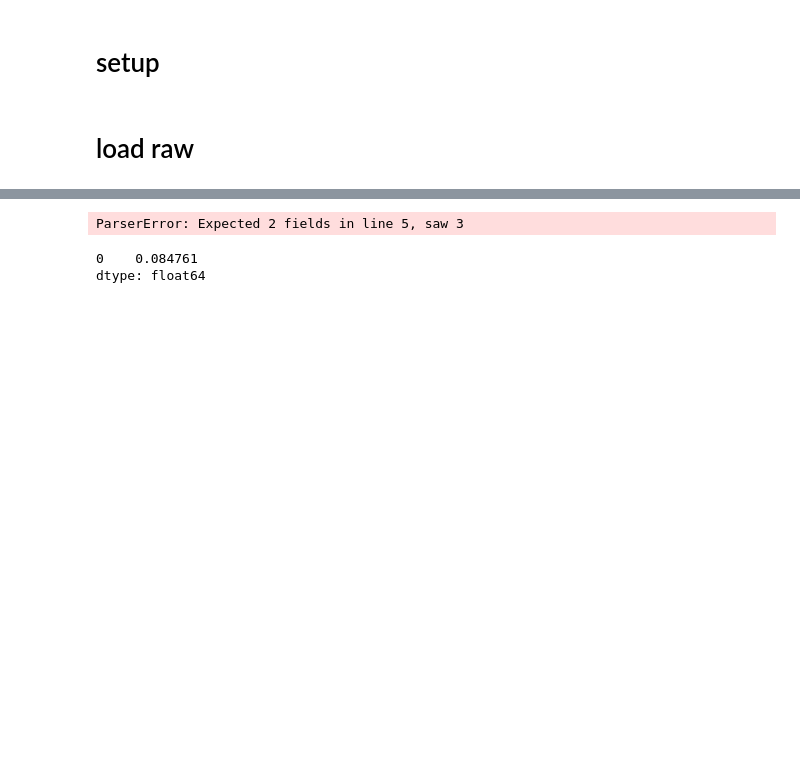
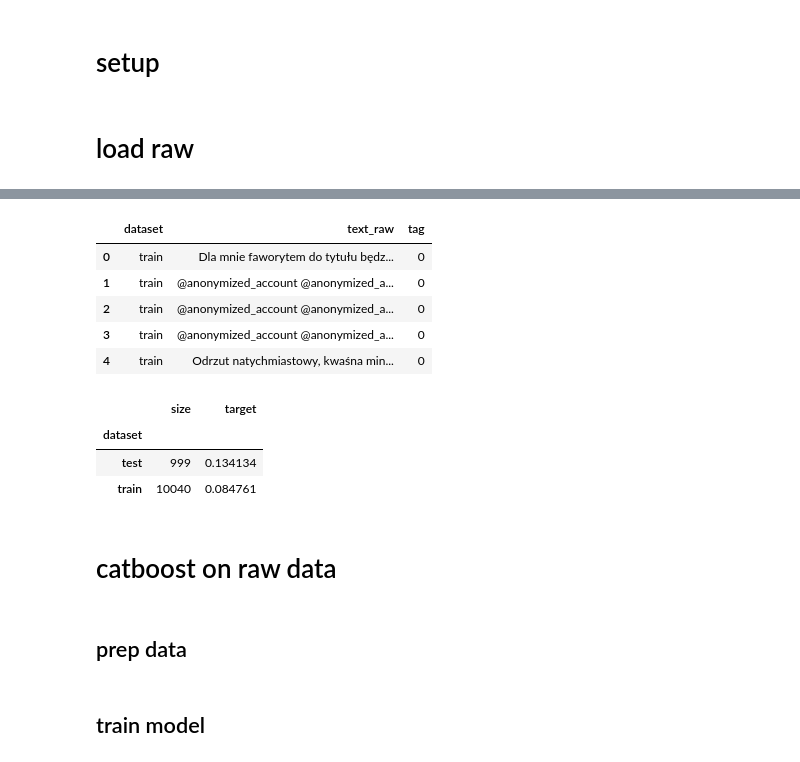
Before and after one commit to mbronis/gensim, a Jupyter notebook: gensim_poleval.ipynb, the cells around one changed output, grey strips where cells are left out. Drawn from its saved outputs; the diff is of its cells as text; code cells hidden in the pictures; blank space fills up the shorter version.

```diff
--- a/gensim_poleval.ipynb
+++ b/gensim_poleval.ipynb
@@ -160,11 +36,0 @@ pd.read_csv('./data/poleval19.csv', encoding='UTF-8')
-# %%
-path = os.path.join('./data/', 'training_set_clean_only_text.txt')
-aa = pd.read_csv(path, sep=None)
-aa.head()
-# %% [output]
-ParserError: Expected 2 fields in line 5, saw 3
-# %%
-aa.sum()/len(aa)
-# %% [output]
-0    0.084761
-dtype: float64
@@ -174,0 +37,23 @@ from src.preproc import RawDataCleaner, TextCleaner, SimpleTokenizer
+# %%
+data.head()
+# %% [output]
+|  | dataset | text_raw | tag |
+| 0 | train | Dla mnie faworytem do tytułu będz... | 0 |
+| 1 | train | @anonymized_account @anonymized_a... | 0 |
+| 2 | train | @anonymized_account @anonymized_a... | 0 |
+| 3 | train | @anonymized_account @anonymized_a... | 0 |
+| 4 | train | Odrzut natychmiastowy, kwaśna min... | 0 |
+# %%
+data.groupby('dataset').agg(
+    size=('text_raw', 'size'),
+    target=('tag', 'mean')
+)
+# %% [output]
+|  | size | target |
+| dataset |  |  |
+| test | 999 | 0.134134 |
+| train | 10040 | 0.084761 |
+# %% [markdown]
+# catboost on raw data
+# %% [markdown]
+## prep data
@@ -174,0 +68,2 @@ from src.preproc import RawDataCleaner, TextCleaner, SimpleTokenizer
+# %% [markdown]
+## train model
```
Also changed, not shown: parts of 26 cells of this notebook, 1 other file.
